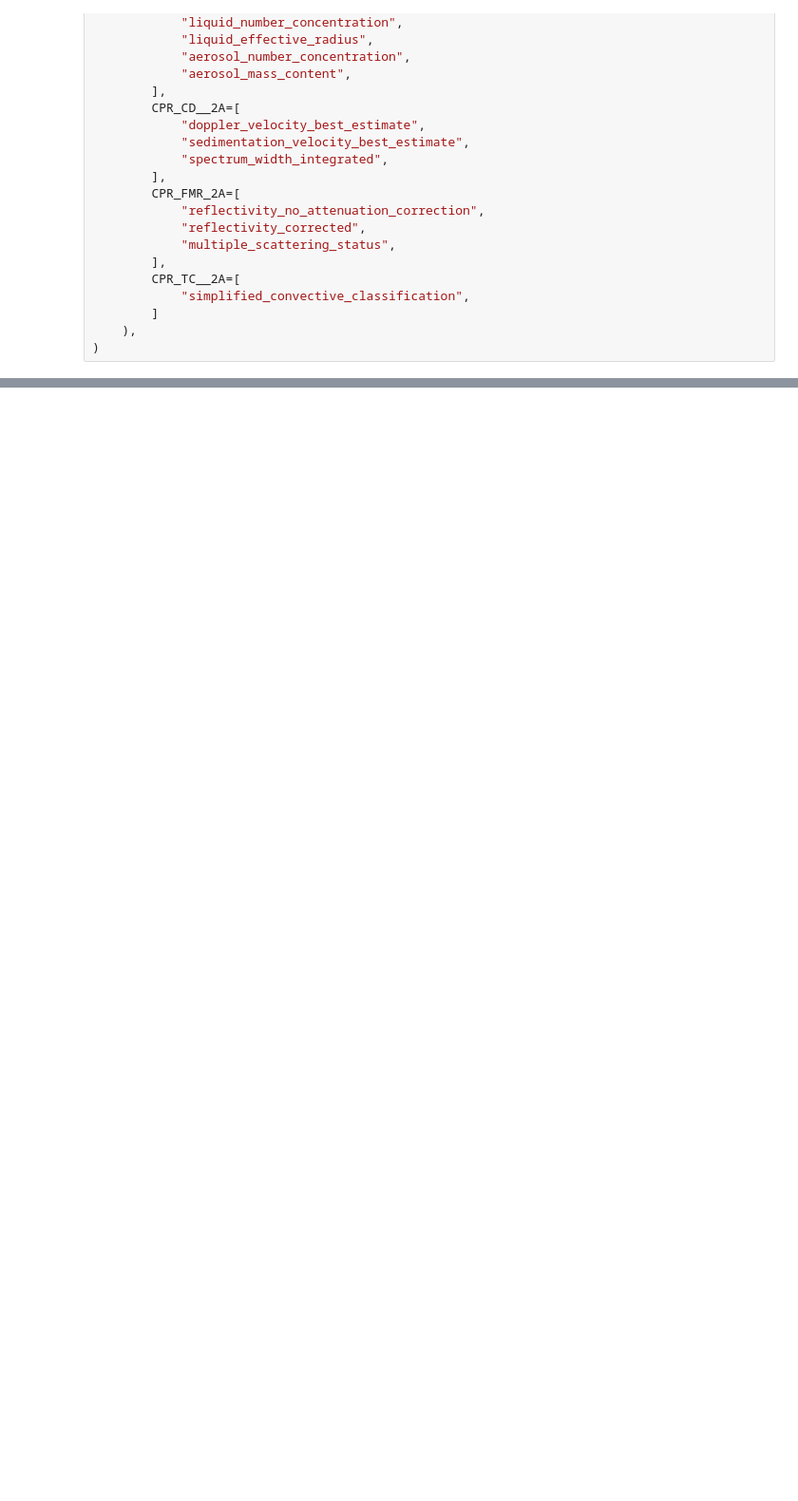
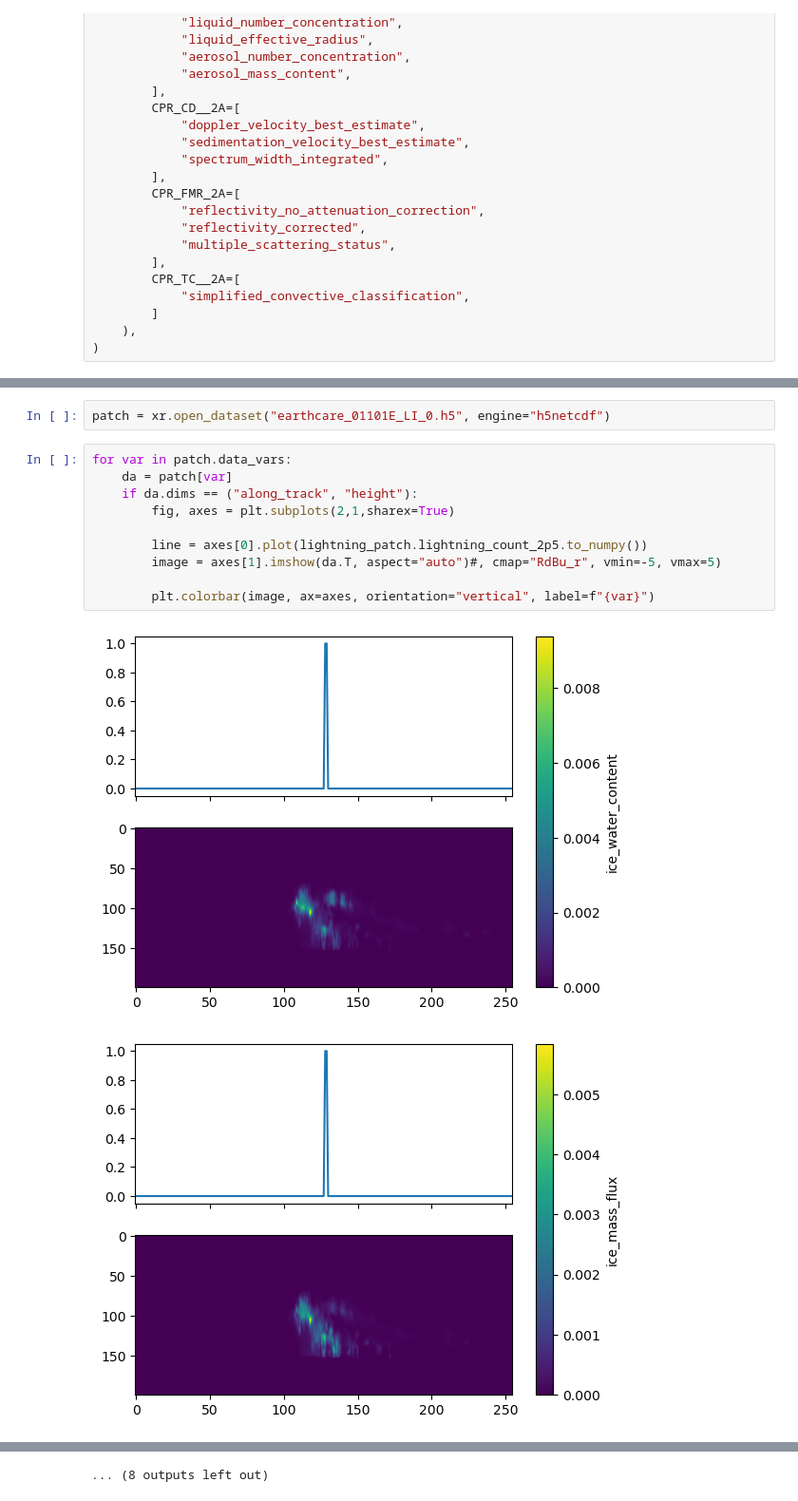
Before and after one commit to w-k-jones/earthcare-maap-hackathon, a Jupyter notebook: p2/notebooks/test_ec_colocate_script.ipynb, the cells around one changed output, grey strips where cells are left out. Shown at 95% size. Cells and saved outputs as stored; diff of their text form; blank space fills up the shorter version.

```diff
--- a/p2/notebooks/test_ec_colocate_script.ipynb
+++ b/p2/notebooks/test_ec_colocate_script.ipynb
@@ -240,0 +238,15 @@ Data variables: (12/22)
+# %%
+patch = xr.open_dataset("earthcare_01101E_LI_0.h5", engine="h5netcdf")
+# %%
+for var in patch.data_vars:
+    da = patch[var]
+    if da.dims == ("along_track", "height"):
+        fig, axes = plt.subplots(2,1,sharex=True)
+
+        line = axes[0].plot(lightning_patch.lightning_count_2p5.to_numpy())
+        image = axes[1].imshow(da.T, aspect="auto")#, cmap="RdBu_r", vmin=-5, vmax=5)
+
+        plt.colorbar(image, ax=axes, orientation="vertical", label=f"{var}")
+# %% [output]
+[figure, added]
+[figure, added]
@@ -240,0 +263 @@ Data variables: (12/22)
+... (8 outputs left out)
```
Also changed, not shown: parts of 13 cells of this notebook, 2 other files.
